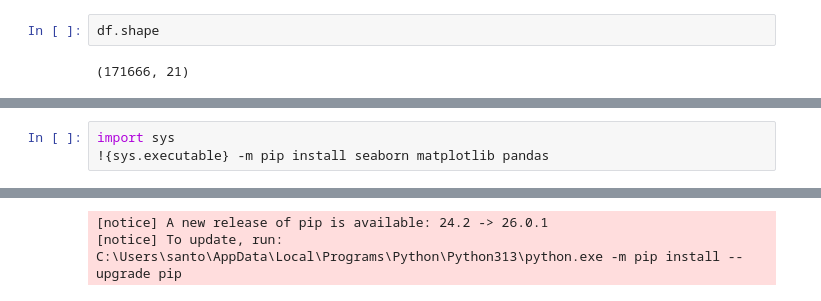
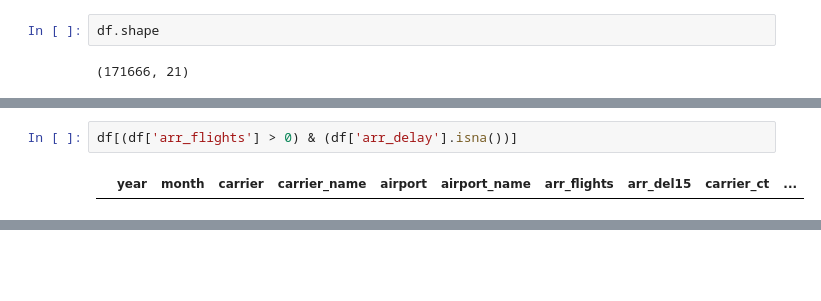
Before and after one commit to santoshkhadk/airline-delay-pipeline, a Jupyter notebook: notebook/airline-delay.ipynb, the cells around one changed output, grey strips where cells are left out. Drawn from its saved outputs; the diff is of its cells as text; blank space fills up the shorter version.

```diff
--- a/notebook/airline-delay.ipynb
+++ b/notebook/airline-delay.ipynb
@@ -89,4 +145,4 @@ import matplotlib.pyplot as plt
 # %%
-import sys
-!{sys.executable} -m pip install seaborn matplotlib pandas
+df[(df['arr_flights'] > 0) & (df['arr_delay'].isna())]
 # %% [output]
+|  | year | month | carrier | carrier_name | airport | airport_name | arr_flights | arr_del15 | carrier_ct | ... |
@@ -112,3 +150 @@ Successfully installed seaborn-0.13.2
-[notice] A new release of pip is available: 24.2 -> 26.0.1
-[notice] To update, run: C:\Users\santo\AppData\Local\Programs\Python\Python313\python.exe -m pip install --upgrade pip
 # %%
```
Also changed, not shown: parts of 27 cells of this notebook.
